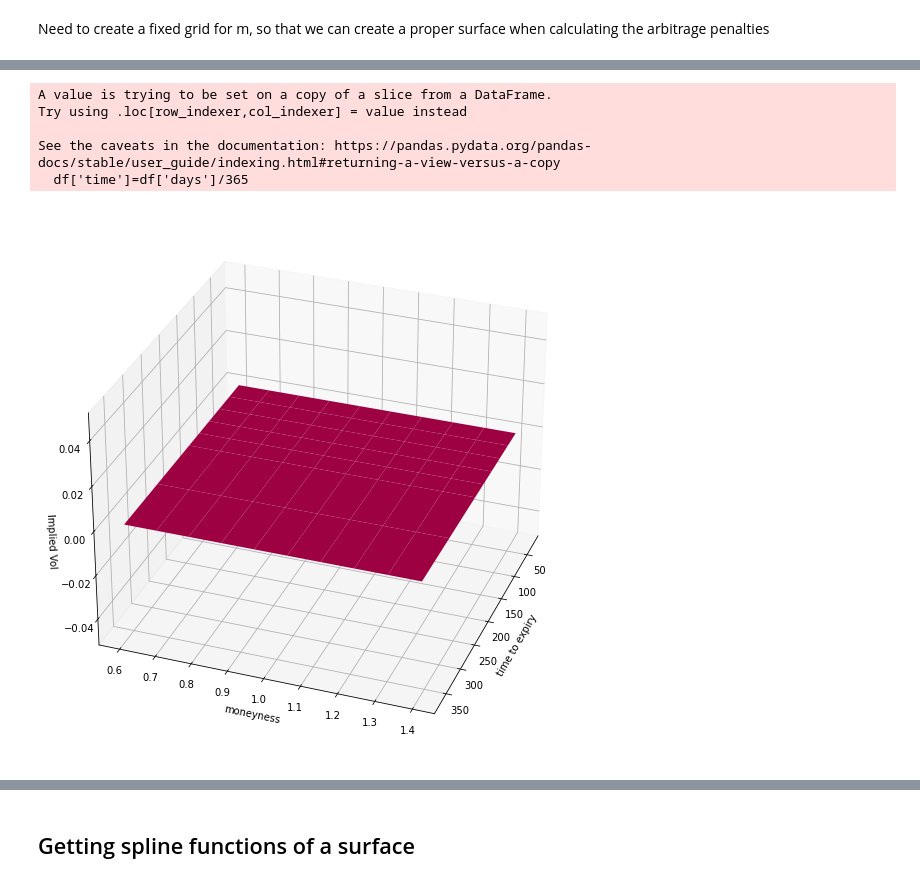
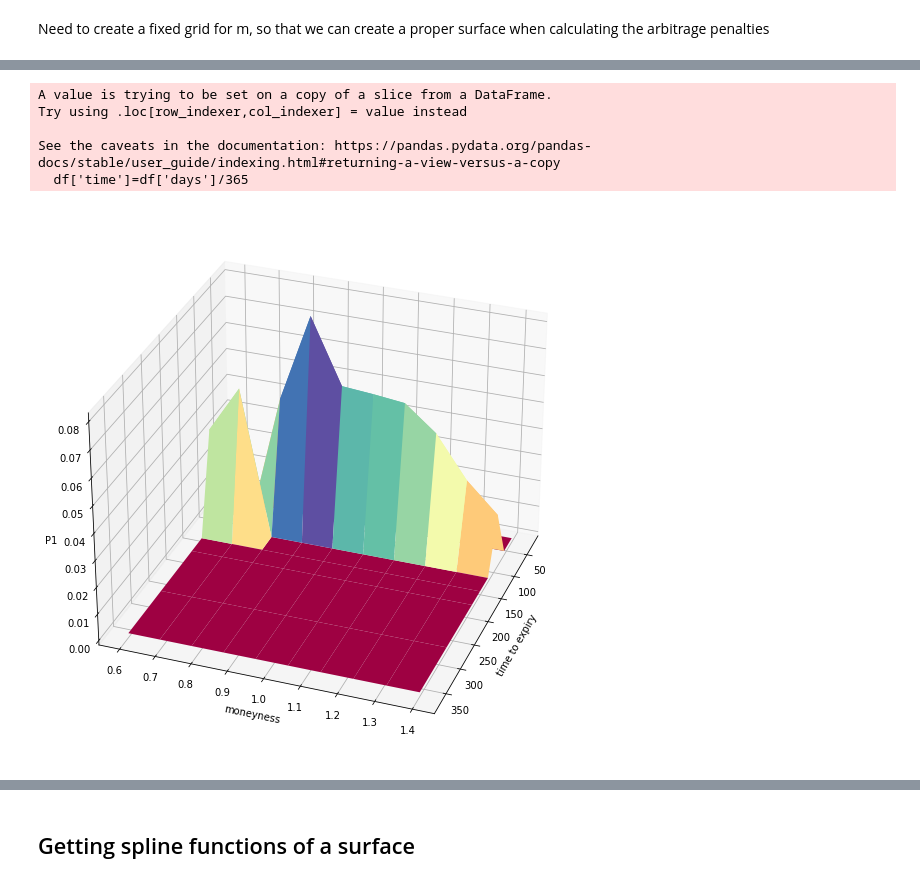
Before and after one commit to DavidMal101/Topics-in-Quant-Finance, a Jupyter notebook: Topics in Quant Finance.ipynb, the cells around one changed output, grey strips where cells are left out. Drawn from its saved outputs; the diff is of its cells as text; code cells hidden in the pictures.

```diff
--- a/Topics in Quant Finance.ipynb
+++ b/Topics in Quant Finance.ipynb
@@ -115,7 +81,7 @@ impl_vol_sample.head(10)
 We now create a grid for the volatility surface given moneyness and time to maturity.
 # %%
 #We now create the grid
-m_grid=np.linspace(0.6,1.4,11)
+m_grid=np.linspace(0.6,1.4,10)
 t_grid=[30,60,91,122,152,182,273,365]
 
 
@@ -129,7 +95,7 @@ for t in t_grid:
     f=interpolate.interp1d(sub_df['moneyness'],sub_df['impl_volatility'],fill_value='extrapolate')
 
     #use structure of sub_df to set up new data frame of interpolated points
-    sub_df=sub_df[:11]
+    sub_df=sub_df[:10]
     interpolated_points=f(m_grid)
 
     #replace columns for new interpolated grid
@@ -372,7 +322,7 @@ for days in impl_vol_df['days'].unique():
 #calculate moneyness
 impl_vol_df['moneyness']=impl_vol_df.apply(lambda x: inverse_delta(x.delta,x.days/365,x.rate,x.impl_volatility),axis=1)
 # %%
-impl_vol_df['c']=impl_vol_df.apply(lambda row: c(row['moneyness'],row['days']/365,row['rate'],row['impl_volatility']),axis=1)
+#impl_vol_df['c']=impl_vol_df.apply(lambda row: c(row['moneyness'],row['days']/365,row['rate'],row['impl_volatility']),axis=1)
 # %% [markdown]
 Need to create a fixed grid for m, so that we can create a proper surface when calculating the arbitrage penalties
 # %%
@@ -413,7 +363,7 @@ def interpolate_moneyness(df):
         sub_df['impl_volatility']=interpolated_points
 
         interpolated_df=pd.concat([interpolated_df,sub_df],ignore_index=True)
-        interpolated_df.drop(columns=['delta','c'],inplace=True)
+        interpolated_df.drop(columns=['delta'],inplace=True)
         #delta and c are no longer accurate
     return interpolated_df
 # %%
@@ -440,21 +395,21 @@ p3_vals.plot(figsize=(8,8))
 # %%
-test_sample=interp_implvol_df[interp_implvol_df['date']=='2000-01-07']
+test_sample=interp_implvol_df[interp_implvol_df['date']=='2008-10-09']
 # %%
 m_grid=np.linspace(0.6,1.4,10)
 tt,mm=np.meshgrid(t_grid,m_grid)
 #volatility indexed by moneyess and days to expiry
 fig=plt.figure(figsize=(10,10))
 ax=fig.add_subplot(111,projection='3d')
 ax.plot_surface(tt,mm,p1(test_sample,matrix=True).to_numpy(),cmap='Spectral')
 ax.set_ylabel('moneyness')
 ax.set_xlabel('time to expiry')
-ax.set_zlabel('Implied Vol')
+ax.set_zlabel('P1')
 ax.view_init(azim=20)
 plt.show()
 # %% [output]
 A value is trying to be set on a copy of a slice from a DataFrame.
 Try using .loc[row_indexer,col_indexer] = value instead
 
 See the caveats in the documentation: https://pandas.pydata.org/pandas-docs/stable/user_guide/indexing.html#returning-a-view-versus-a-copy
   df['time']=df['days']/365
-[figure, old version]
+[figure, new version]
```
Also changed, not shown: parts of 19 cells of this notebook.
